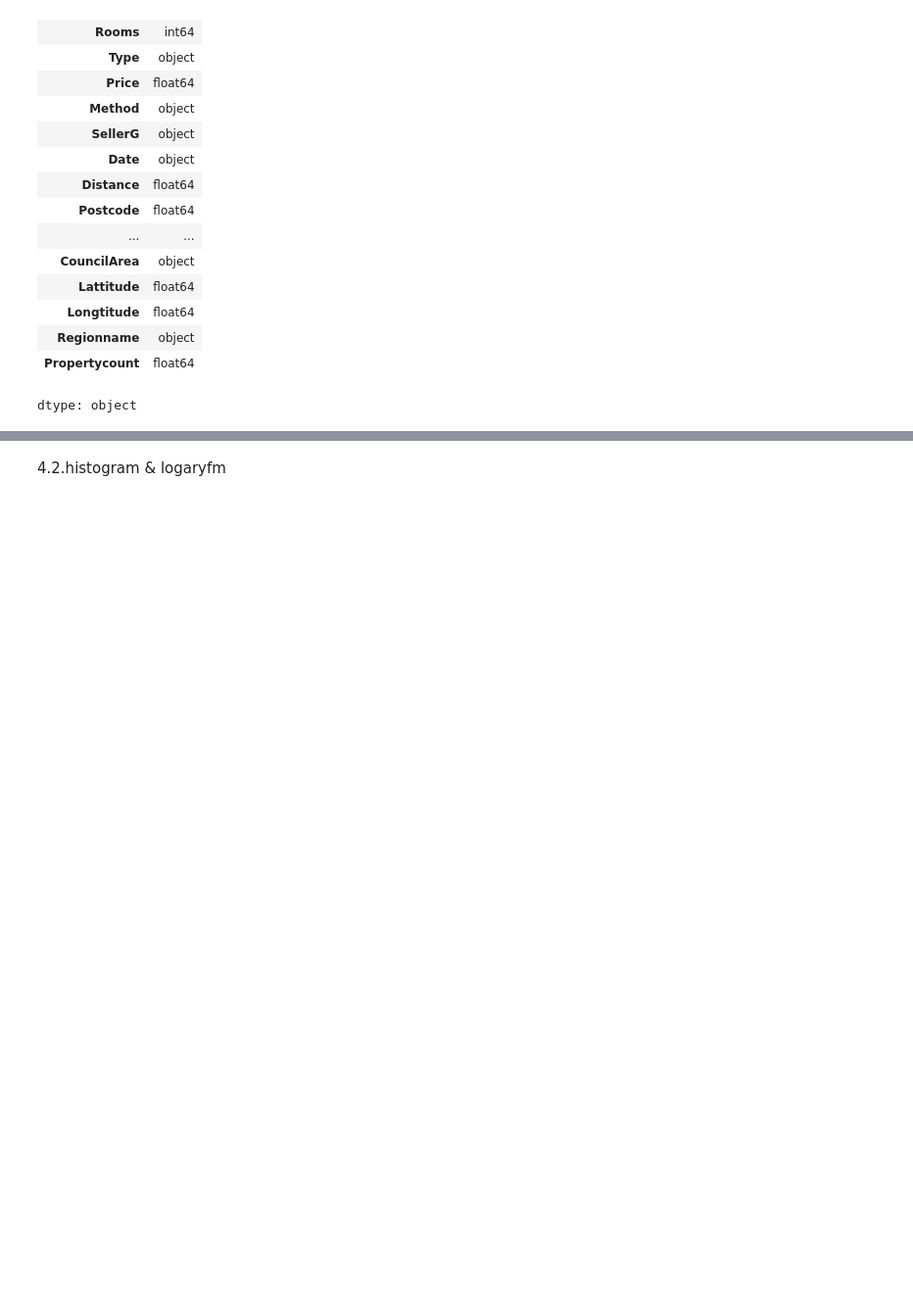
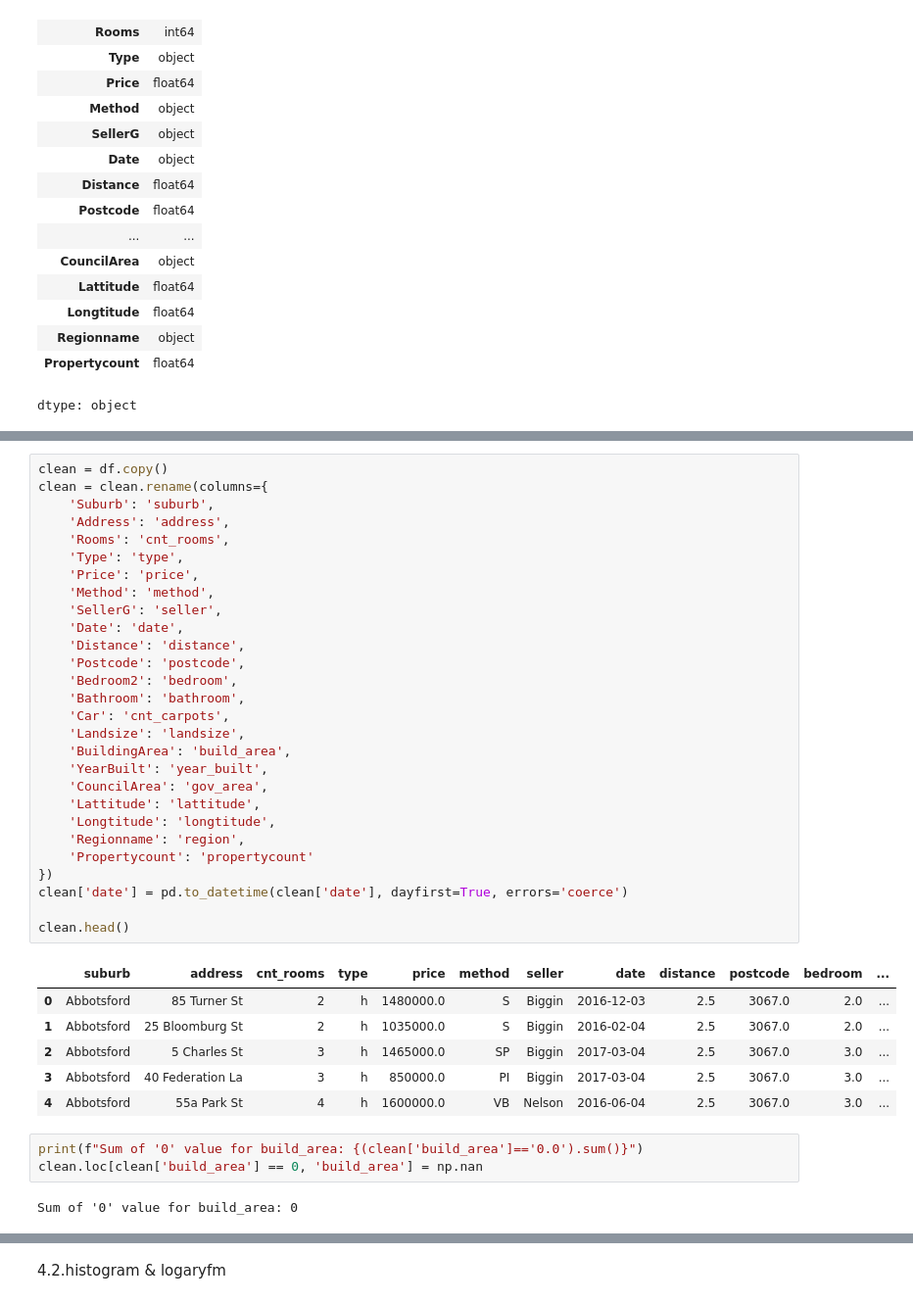
Before and after one commit to NadiiaIvashchuk/melbourne-housing-project, a Jupyter notebook: notebooks/melbourne_housing_project.ipynb, the cells around one changed output, grey strips where cells are left out. Shown at 98% size. Saved outputs shown, nothing was run; the diff lists cells and outputs as text; blank space fills up the shorter version.

```diff
--- a/notebooks/melbourne_housing_project.ipynb
+++ b/notebooks/melbourne_housing_project.ipynb
@@ -106,0 +150,40 @@ df.describe()
+# %%
+clean = df.copy()
+clean = clean.rename(columns={
+    'Suburb': 'suburb',
+    'Address': 'address',
+    'Rooms': 'cnt_rooms',
+    'Type': 'type',
+    'Price': 'price',
+    'Method': 'method',
+    'SellerG': 'seller',
+    'Date': 'date',
+    'Distance': 'distance',
+    'Postcode': 'postcode',
+    'Bedroom2': 'bedroom',
+    'Bathroom': 'bathroom',
+    'Car': 'cnt_carpots',
+    'Landsize': 'landsize',
+    'BuildingArea': 'build_area',
+    'YearBuilt': 'year_built',
+    'CouncilArea': 'gov_area',
+    'Lattitude': 'lattitude',
+    'Longtitude': 'longtitude',
+    'Regionname': 'region',
+    'Propertycount': 'propertycount'
+})
+clean['date'] = pd.to_datetime(clean['date'], dayfirst=True, errors='coerce')
+
+clean.head()
+# %% [output]
+|  | suburb | address | cnt_rooms | type | price | method | seller | date | distance | postcode | bedroom | ... |
+| 0 | Abbotsford | 85 Turner St | 2 | h | 1480000.0 | S | Biggin | 2016-12-03 | 2.5 | 3067.0 | 2.0 | ... |
+| 1 | Abbotsford | 25 Bloomburg St | 2 | h | 1035000.0 | S | Biggin | 2016-02-04 | 2.5 | 3067.0 | 2.0 | ... |
+| 2 | Abbotsford | 5 Charles St | 3 | h | 1465000.0 | SP | Biggin | 2017-03-04 | 2.5 | 3067.0 | 3.0 | ... |
+| 3 | Abbotsford | 40 Federation La | 3 | h | 850000.0 | PI | Biggin | 2017-03-04 | 2.5 | 3067.0 | 3.0 | ... |
+| 4 | Abbotsford | 55a Park St | 4 | h | 1600000.0 | VB | Nelson | 2016-06-04 | 2.5 | 3067.0 | 3.0 | ... |
+# %%
+print(f"Sum of '0' value for build_area: {(clean['build_area']=='0.0').sum()}")
+clean.loc[clean['build_area'] == 0, 'build_area'] = np.nan
+# %% [output]
+Sum of '0' value for build_area: 0
```
Also changed, not shown: parts of 7 cells of this notebook.
